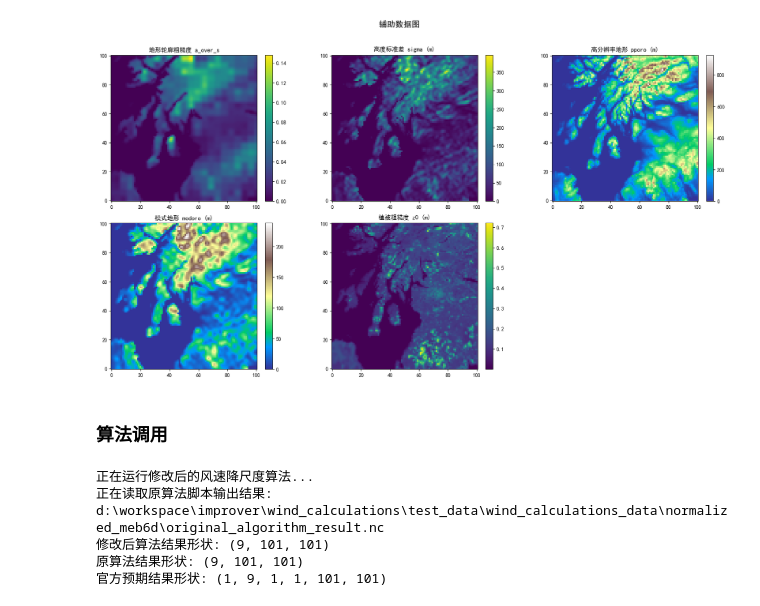
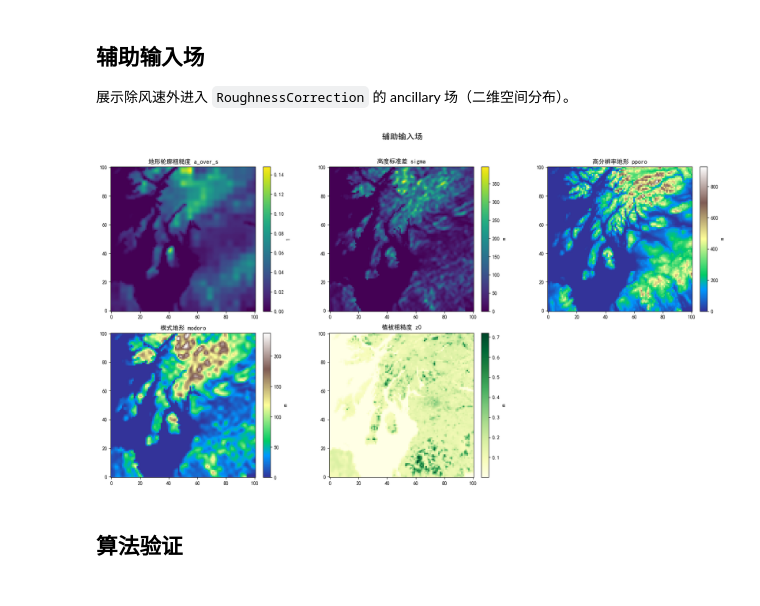
Before and after one commit to guoyunqian/NIMM_pip_repos, a Jupyter notebook: 00temp/orographic_wind_downscaling/nbs/official_data_wind_calculations.ipynb, the cells around one changed output. Cells and saved outputs as stored; diff of their text form; code cells hidden in the pictures.

```diff
--- a/00temp/orographic_wind_downscaling/nbs/official_data_wind_calculations.ipynb
+++ b/00temp/orographic_wind_downscaling/nbs/official_data_wind_calculations.ipynb
@@ -537,54 +177,39 @@ example_z0 = clean_result(z0) if z0_da is not None else None
+# %% [markdown]
+## 辅助输入场
+
+展示除风速外进入 `RoughnessCorrection` 的 ancillary 场（二维空间分布）。
 # %%
-# ========== 辅助数据图 ==========
+def to_display_2d(da: xr.DataArray) -> np.ndarray:
+    """将六维 meb 场 squeeze 为二维 lat/lon 数组用于绘图。"""
+    arr = np.squeeze(np.asarray(da.values, dtype=np.float64))
+    if arr.ndim != 2:
+        raise ValueError(f"期望二维空间场，当前 shape={arr.shape}")
+    return arr
+
+
 aux_fields = [
-    ('地形轮廓粗糙度 a_over_s', example_a_over_s, 'viridis', None, None),
-    ('高度标准差 sigma (m)', example_sigma, 'viridis', None, None),
-    ('高分辨率地形 pporo (m)', example_pporo, 'terrain', None, None),
-    ('模式地形 modoro (m)', example_modoro, 'terrain', None, None),
+    ("地形轮廓粗糙度 a_over_s", cli_inputs["a_over_s.nc"], "viridis", "1"),
+    ("高度标准差 sigma", cli_inputs["sigma.nc"], "viridis", "m"),
+    ("高分辨率地形 pporo", cli_inputs["highres_orog.nc"], "terrain", "m"),
+    ("模式地形 modoro", cli_inputs["standard_orog.nc"], "terrain", "m"),
+    ("植被粗糙度 z0", cli_inputs["veg.nc"], "YlGn", "m"),
 ]
-if example_z0 is not None:
-    aux_fields.append(('植被粗糙度 z0 (m)', example_z0, 'viridis', None, None))
 
 fig, axes = plt.subplots(2, 3, figsize=(18, 10))
 axes = axes.ravel()
-for ax, (title, data, cmap, vmin, vmax) in zip(axes, aux_fields):
-    im = ax.imshow(data, cmap=cmap, origin='lower', vmin=vmin, vmax=vmax)
+for ax, (title, da, cmap, unit) in zip(axes, aux_fields):
+    field = to_display_2d(da)
+    im = ax.imshow(field, cmap=cmap, origin="lower")
     ax.set_title(title, fontsize=12)
-    fig.colorbar(im, ax=ax, fraction=0.046, pad=0.04)
+    plt.colorbar(im, ax=ax, fraction=0.046, pad=0.04, label=unit)
 
-for ax in axes[len(aux_fields):]:
-    ax.axis('off')
+for ax in axes[len(aux_fields) :]:
+    ax.axis("off")
 
-fig.suptitle('辅助数据图', fontsize=16)
+fig.suptitle("辅助输入场", fontsize=16)
 plt.tight_layout(rect=[0, 0, 1, 0.96])
 plt.show()
 # %% [output]
-[figure, old version]
+[figure, new version]
 # %% [markdown]
-### 算法调用
+## 算法验证
-# %%
-# 运行修改后的算法（输入为np数组）
-print("正在运行修改后的风速降尺度算法...")
-algorithm_np = RoughnessCorrection(
-    a_over_s=a_over_s,
-    sigma=sigma,
-    pporo=pporo,
-    modoro=modoro,
-    modres=MODEL_RESOLUTION,
-    ppres=ppres,
-    z0=z0
-)
-modified_result = clean_result(algorithm_np.process(wind_speed=wind_speed_values, height_grid=height_grid))
-
-# 读取原算法脚本输出结果
-print(f"正在读取原算法脚本输出结果: {ORIGINAL_RESULT_PATH}")
-
-print(f"修改后算法结果形状: {modified_result.shape}")
-print(f"原算法结果形状: {original_result.shape}")
-print(f"官方预期结果形状: {kgo_data.shape}")
-# %% [output]
-正在运行修改后的风速降尺度算法...
-正在读取原算法脚本输出结果: d:\workspace\improver\wind_calculations\test_data\wind_calculations_data\normalized_meb6d\original_algorithm_result.nc
-修改后算法结果形状: (9, 101, 101)
-原算法结果形状: (9, 101, 101)
-官方预期结果形状: (1, 9, 1, 1, 101, 101)
```
Also changed, not shown: parts of 22 cells of this notebook, 20 other files.
